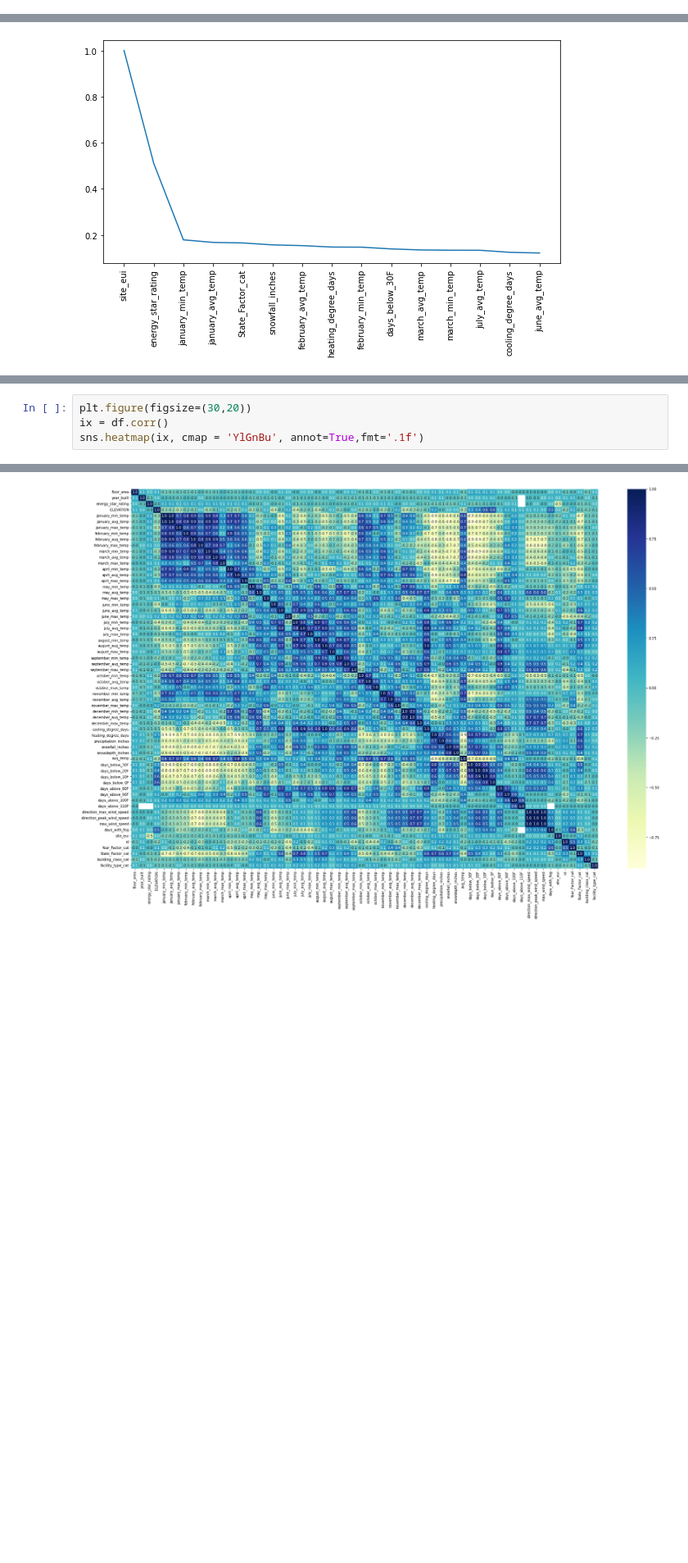
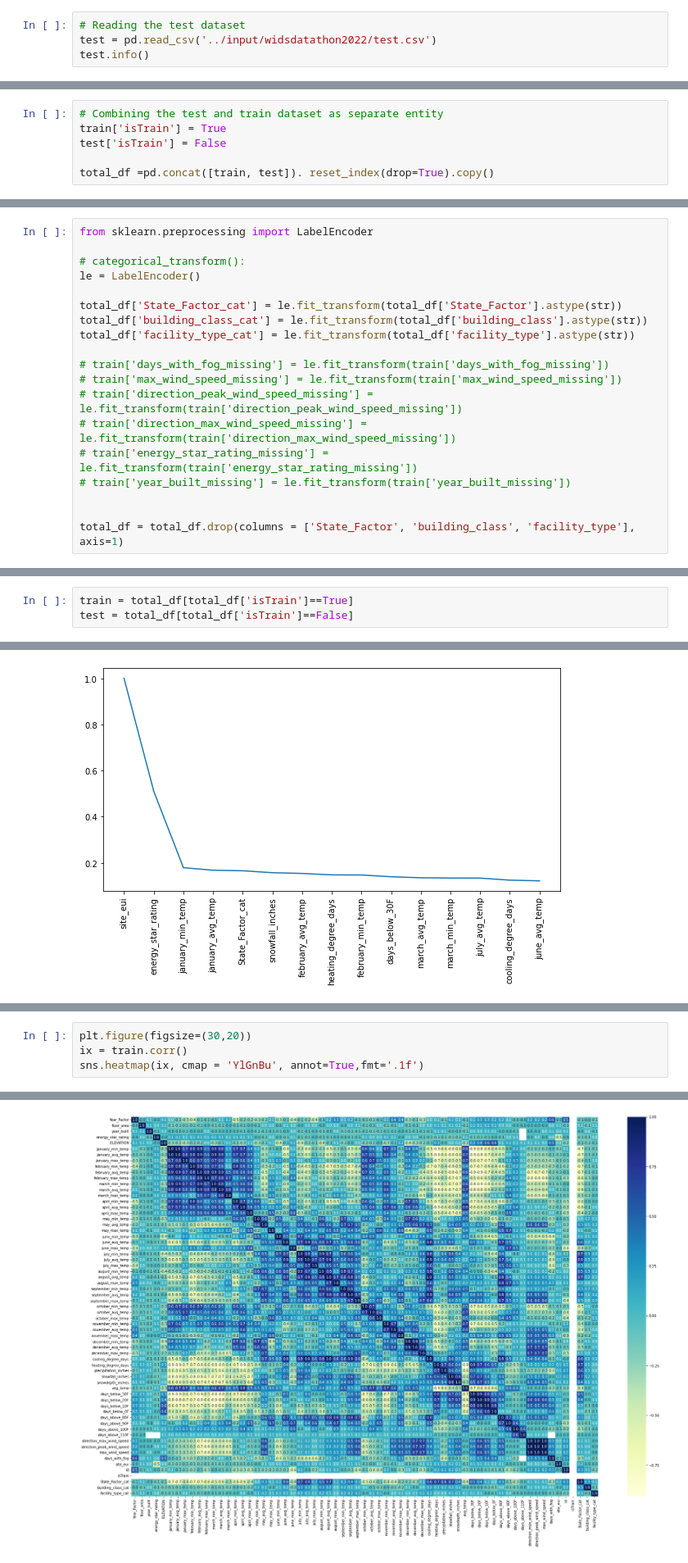
Before and after one commit to SadiqueAbdullah/WIDS_Datathon2022, a Jupyter notebook: wids-datathon2022.ipynb, the cells around one changed output, grey strips where cells are left out. Shown at 82% size. Saved outputs shown, nothing was run; the diff lists cells and outputs as text; blank space fills up the shorter version.

```diff
--- a/wids-datathon2022.ipynb
+++ b/wids-datathon2022.ipynb
@@ -258,0 +83,4 @@ plt.show()
+# %%
+# Reading the test dataset
+test = pd.read_csv('../input/widsdatathon2022/test.csv')
+test.info()
@@ -258,0 +136,6 @@ plt.show()
+# %%
+# Combining the test and train dataset as separate entity
+train['isTrain'] = True
+test['isTrain'] = False
+
+total_df =pd.concat([train, test]). reset_index(drop=True).copy()
@@ -258,0 +206,19 @@ plt.show()
+# %%
+from sklearn.preprocessing import LabelEncoder
+
+# categorical_transform():
+le = LabelEncoder()
+
+total_df['State_Factor_cat'] = le.fit_transform(total_df['State_Factor'].astype(str))
+total_df['building_class_cat'] = le.fit_transform(total_df['building_class'].astype(str))
+total_df['facility_type_cat'] = le.fit_transform(total_df['facility_type'].astype(str))
+
+# train['days_with_fog_missing'] = le.fit_transform(train['days_with_fog_missing'])
+# train['max_wind_speed_missing'] = le.fit_transform(train['max_wind_speed_missing'])
+# train['direction_peak_wind_speed_missing'] = le.fit_transform(train['direction_peak_wind_speed_missing'])
+# train['direction_max_wind_speed_missing'] = le.fit_transform(train['direction_max_wind_speed_missing'])
+# train['energy_star_rating_missing'] = le.fit_transform(train['energy_star_rating_missing'])
+# train['year_built_missing'] = le.fit_transform(train['year_built_missing'])
+
+
+total_df = total_df.drop(columns = ['State_Factor', 'building_class', 'facility_type'], axis=1)
@@ -258,0 +296,3 @@ plt.show()
+# %%
+train = total_df[total_df['isTrain']==True]
+test = total_df[total_df['isTrain']==False]
@@ -304,11 +428,11 @@ plt.xticks(rotation = 90)
 [figure]
 # %%
 plt.figure(figsize=(30,20))
-ix = df.corr()
+ix = train.corr()
 sns.heatmap(ix, cmap = 'YlGnBu', annot=True,fmt='.1f')
 # %% [output]
 <AxesSubplot:>
-[figure, old version]
+[figure, new version]
 # %% [markdown]
 # **Data Preparation**
 # %% [markdown]
```
Also changed, not shown: parts of 89 cells of this notebook.
